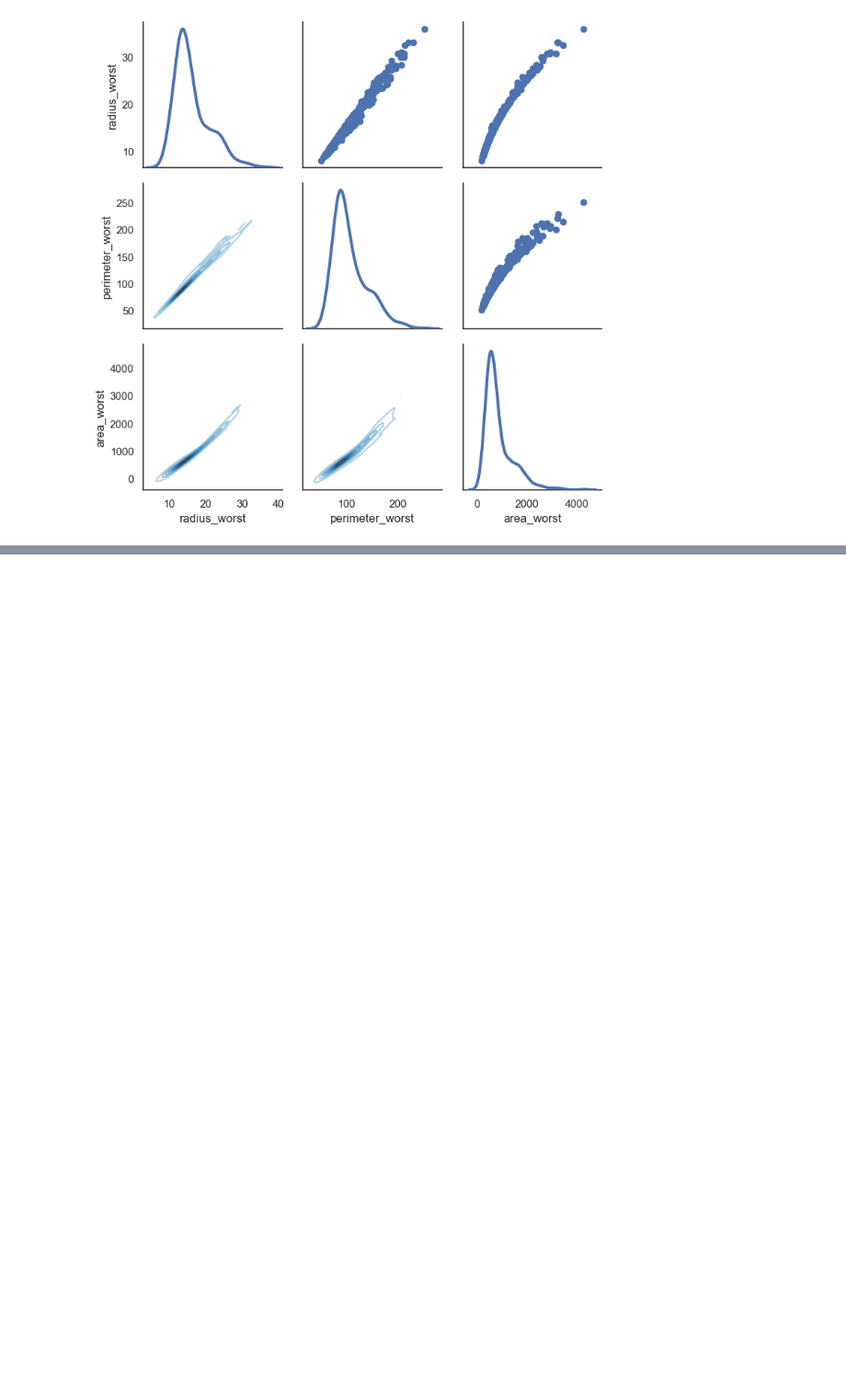
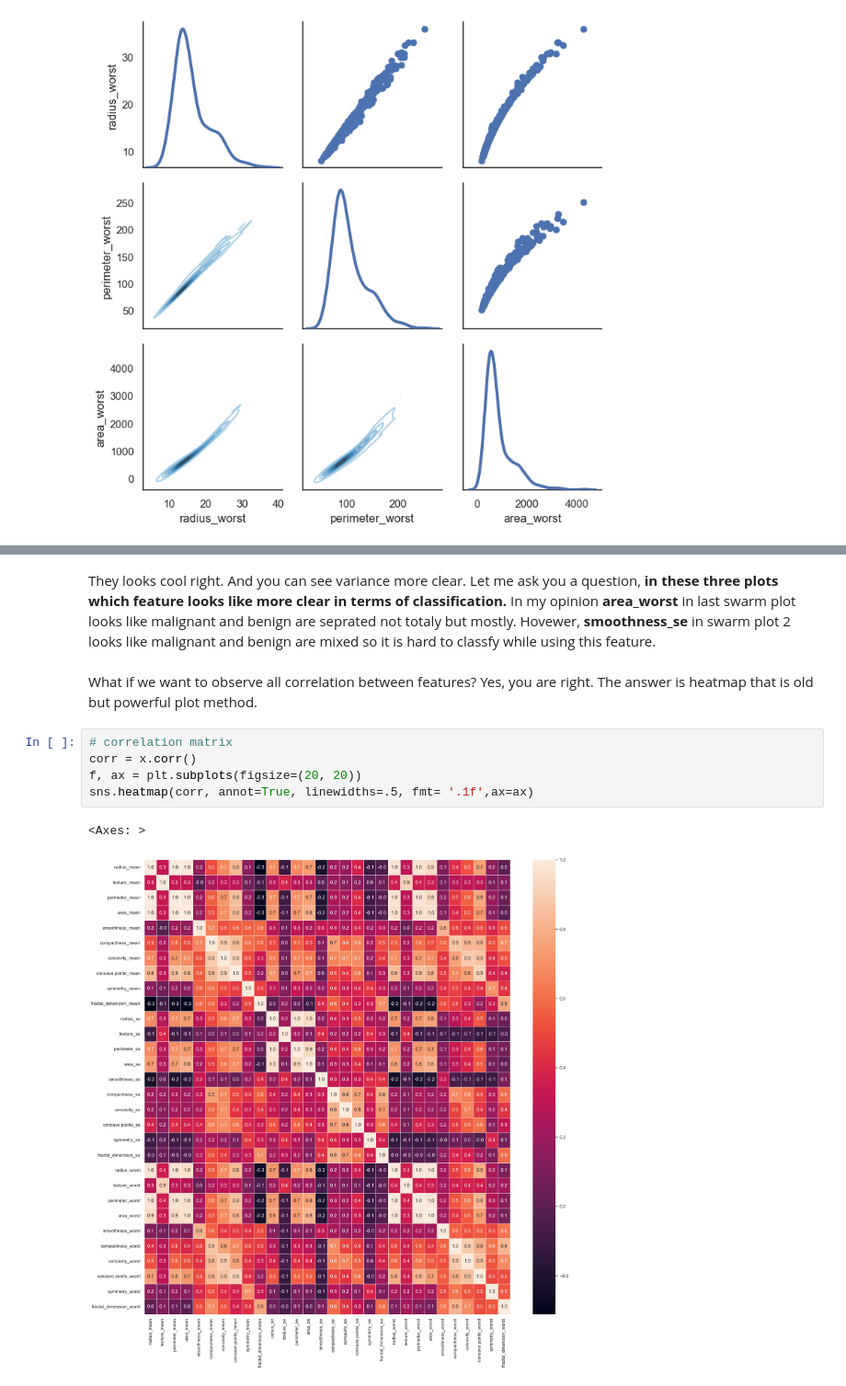
Before and after one commit to Akcanbasri/Feature-Selection-and-Data-Visualization, a Jupyter notebook: denem.ipynb, the cells around one changed output, grey strips where cells are left out. Shown at 92% size. Drawn from its saved outputs; the diff is of its cells as text; blank space fills up the shorter version.

```diff
--- a/denem.ipynb
+++ b/denem.ipynb
@@ -411,0 +509,12 @@ g.map_diag(sns.kdeplot, lw=3)
+# %% [markdown]
+They looks cool right. And you can see variance more clear. Let me ask you a question, **in these three plots which feature looks like more clear in terms of classification.** In my opinion **area_worst** in last swarm plot looks like malignant and benign are seprated not totaly but mostly. Hovewer, **smoothness_se** in swarm plot 2 looks like malignant and benign are mixed so it is hard to classfy while using this feature.
+# %% [markdown]
+What if we want to observe all correlation between features? Yes, you are right. The answer is heatmap that is old but powerful plot method.
+# %%
+# correlation matrix
+corr = x.corr()
+f, ax = plt.subplots(figsize=(20, 20))
+sns.heatmap(corr, annot=True, linewidths=.5, fmt= '.1f',ax=ax)
+# %% [output]
+<Axes: >
+[figure, added]
```
Also changed, not shown: parts of 40 cells of this notebook.
